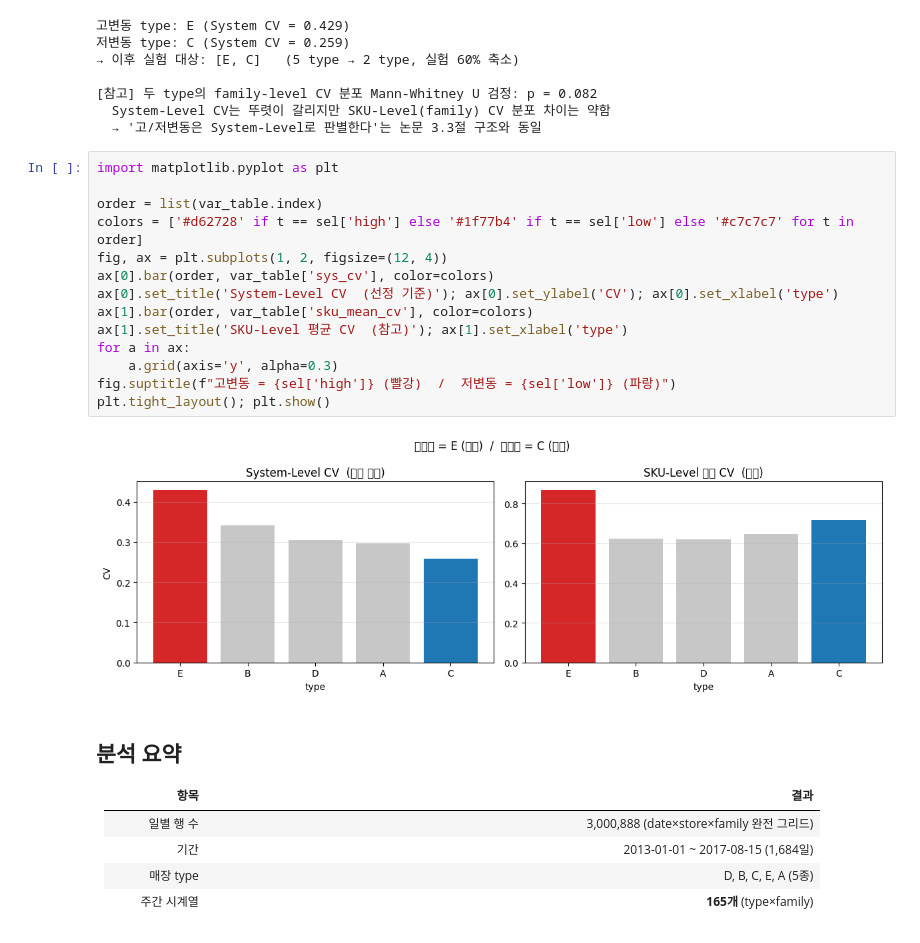
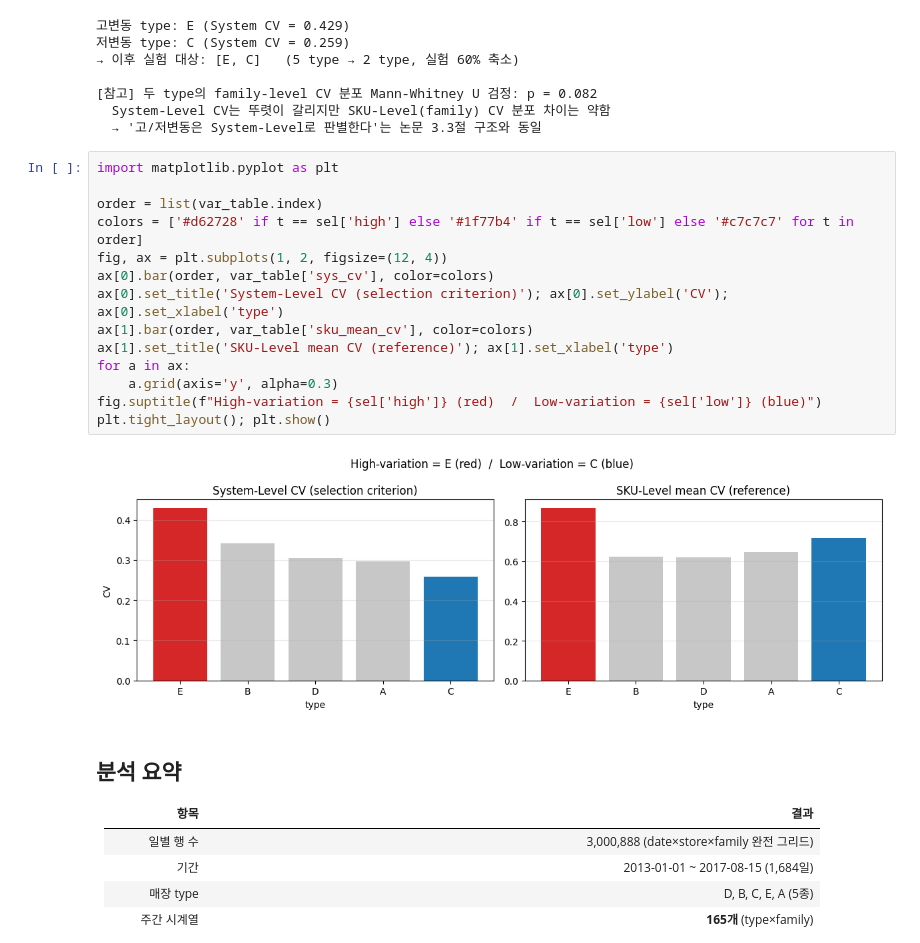
Before and after one commit to junghyuk-kim/ai-retail-demandforecasting, a Jupyter notebook: code/02_데이터셋_로드_전처리.ipynb, the cells around one changed output. Drawn from its saved outputs; the diff is of its cells as text.

Commit message:
02장: 변동성 그래프 텍스트 영어화 (matplotlib 한글 폰트 깨짐 수정)
- System-Level/SKU-Level CV 막대그래프의 제목·suptitle을 영어로 변경
  (기본 폰트 미지원으로 한글이 깨지는 문제)

Co-Authored-By: Claude Opus 4.8 (1M context) <noreply@anthropic.com>

```diff
--- a/code/02_데이터셋_로드_전처리.ipynb
+++ b/code/02_데이터셋_로드_전처리.ipynb
@@ -256,19 +256,19 @@ print("  → '고/저변동은 System-Level로 판별한다'는 논문 3.3절
 # %%
 import matplotlib.pyplot as plt
 
 order = list(var_table.index)
 colors = ['#d62728' if t == sel['high'] else '#1f77b4' if t == sel['low'] else '#c7c7c7' for t in order]
 fig, ax = plt.subplots(1, 2, figsize=(12, 4))
 ax[0].bar(order, var_table['sys_cv'], color=colors)
-ax[0].set_title('System-Level CV  (선정 기준)'); ax[0].set_ylabel('CV'); ax[0].set_xlabel('type')
+ax[0].set_title('System-Level CV (selection criterion)'); ax[0].set_ylabel('CV'); ax[0].set_xlabel('type')
 ax[1].bar(order, var_table['sku_mean_cv'], color=colors)
-ax[1].set_title('SKU-Level 평균 CV  (참고)'); ax[1].set_xlabel('type')
+ax[1].set_title('SKU-Level mean CV (reference)'); ax[1].set_xlabel('type')
 for a in ax:
     a.grid(axis='y', alpha=0.3)
-fig.suptitle(f"고변동 = {sel['high']} (빨강)  /  저변동 = {sel['low']} (파랑)")
+fig.suptitle(f"High-variation = {sel['high']} (red)  /  Low-variation = {sel['low']} (blue)")
 plt.tight_layout(); plt.show()
 # %% [output]
-[figure, old version]
+[figure, new version]
 # %% [markdown]
 ## 분석 요약
 
```
